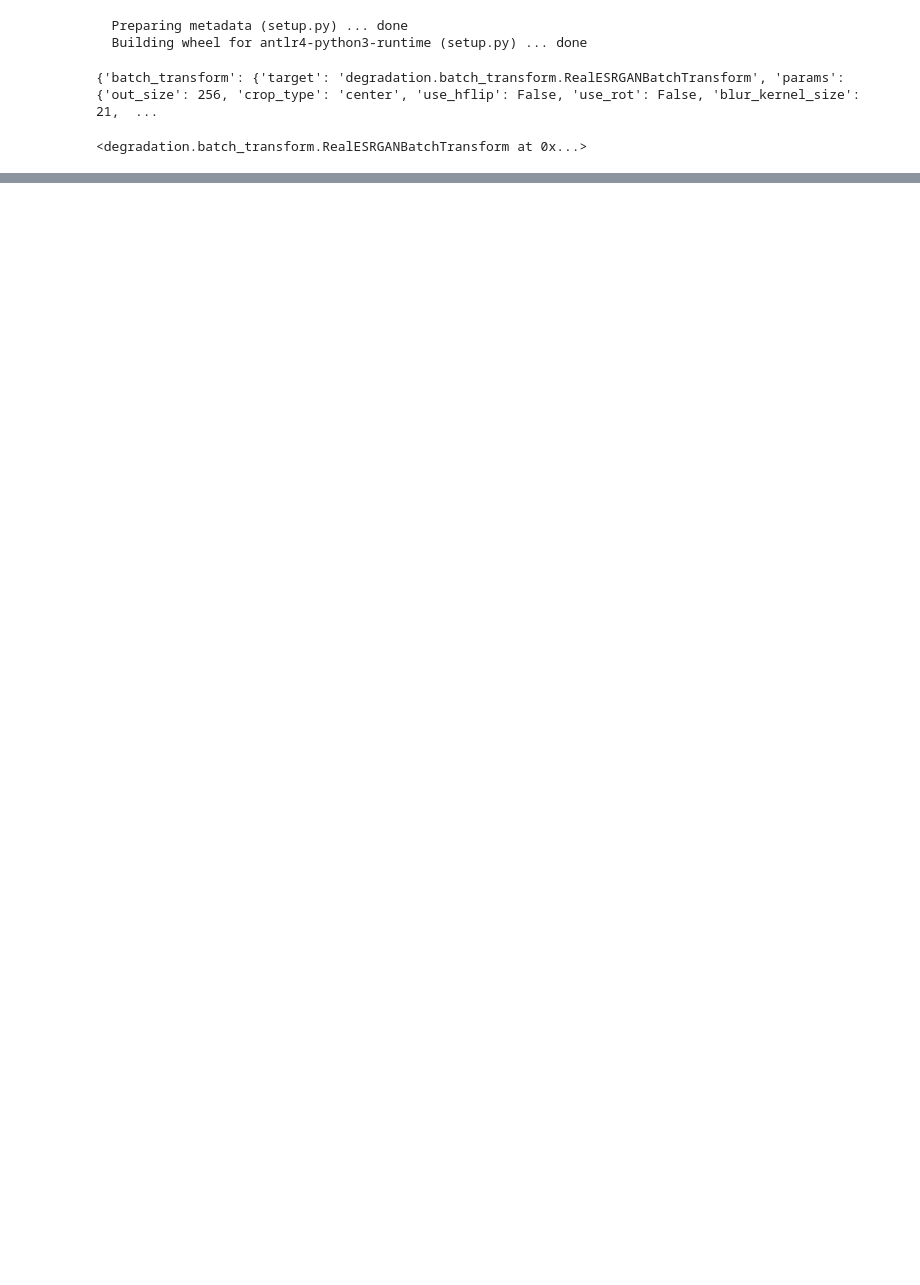
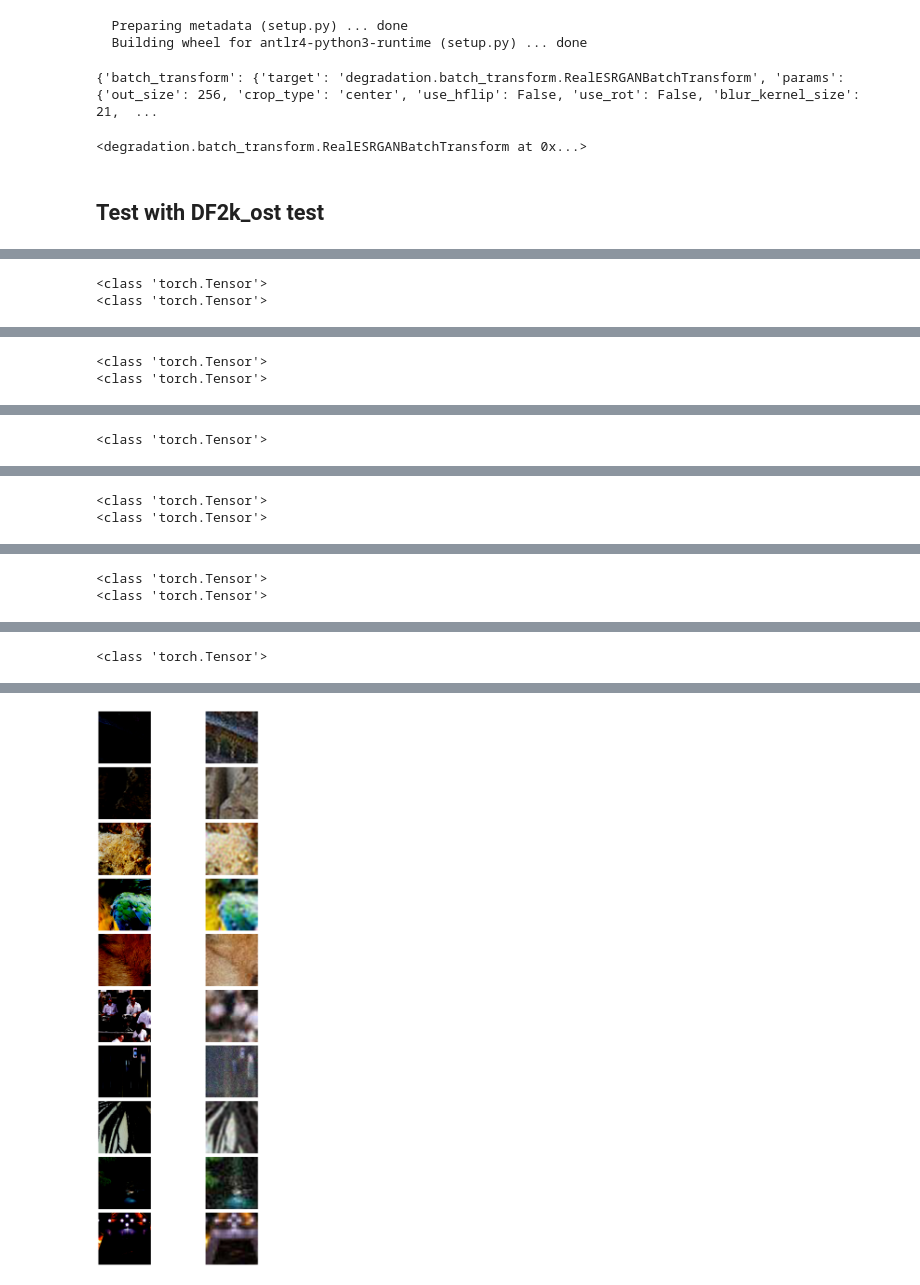
Before and after one commit to illuminati4981/SwinGAN, a Jupyter notebook: stylegan2/training/degradation-demo.ipynb, the cells around one changed output, grey strips where cells are left out. Drawn from its saved outputs; the diff is of its cells as text; code cells hidden in the pictures; blank space fills up the shorter version.

Commit message:
setup training loop

```diff
--- a/stylegan2/training/degradation-demo.ipynb
+++ b/stylegan2/training/degradation-demo.ipynb
@@ -33,7 +29,9 @@ config
 # %% [output]
 {'batch_transform': {'target': 'degradation.batch_transform.RealESRGANBatchTransform', 'params': {'out_size': 256, 'crop_type': 'center', 'use_hflip': False, 'use_rot': False, 'blur_kernel_size': 21,  ...
 # %%
-transform = instantiate_from_config(config.batch_transform)
-transform
+deg_train_transform = instantiate_from_config(config.batch_transform)
+deg_train_transform
 # %% [output]
 <degradation.batch_transform.RealESRGANBatchTransform at 0x...>
+# %% [markdown]
+## Test with DF2k_ost test
@@ -39,0 +40,52 @@ transform
+# %%
+from PIL import Image
+import os
+import random
+from torchvision import transforms
+import matplotlib.pyplot as plt
+
+dataset_path = '/gdrive/MyDrive/dataset/df2k-ost/test/DIV2K_valid'
+image_filenames = os.listdir(dataset_path)
+
+# Randomly choose 10 images
+random_images = random.sample(image_filenames, 10)
+
+# Convert the images to PyTorch tensors
+transform_toTensor = transforms.ToTensor()
+
+# Create a subplot grid for displaying the images
+fig, axs = plt.subplots(10, 2, figsize=(12, 24))
+# fig, axs = plt.subplots(2, 10, figsize=(12, 24))
+
+images = []
+
+for i, image_filename in enumerate(random_images):
+    # Open the original image using PIL
+    image_path = os.path.join(dataset_path, image_filename)
+    image_pil = Image.open(image_path)
+
+    # Convert the original image to a PyTorch tensor
+    image_tensor = transform_toTensor(image_pil)
+    # print(type(image_tensor), image_tensor.size())
+    result = transform(image_tensor.unsqueeze(0))
+
+    lq_img = result["hint"]
+    hq_img = result["jpg"]
+    out = lq_img.to(device).float()
+    out = out.detach().cpu().numpy()
+    # Plot the original image on the left subplot
+
+    axs[i, 0].imshow(hq_img[0])
+    axs[i, 0].axis('off')
+
+    # print(out.shape)
+    # Plot the processed image on the right subplot
+    axs[i, 1].imshow(out[0])
+    axs[i, 1].axis('off')
+
+# Adjust the spacing between subplots
+plt.tight_layout()
+
+# Show the plot
+plt.show()
+# %% [output]
@@ -39,0 +93,2 @@ transform
+<class 'torch.Tensor'>
+<class 'torch.Tensor'>
@@ -39,0 +97,2 @@ transform
+<class 'torch.Tensor'>
+<class 'torch.Tensor'>
@@ -39,0 +100 @@ transform
+<class 'torch.Tensor'>
@@ -39,0 +103,2 @@ transform
+<class 'torch.Tensor'>
+<class 'torch.Tensor'>
@@ -39,0 +107,2 @@ transform
+<class 'torch.Tensor'>
+<class 'torch.Tensor'>
@@ -39,0 +110 @@ transform
+<class 'torch.Tensor'>
@@ -39,0 +112 @@ transform
+[figure, added]
```
Also changed, not shown: parts of 20 cells of this notebook, 10 other files.
